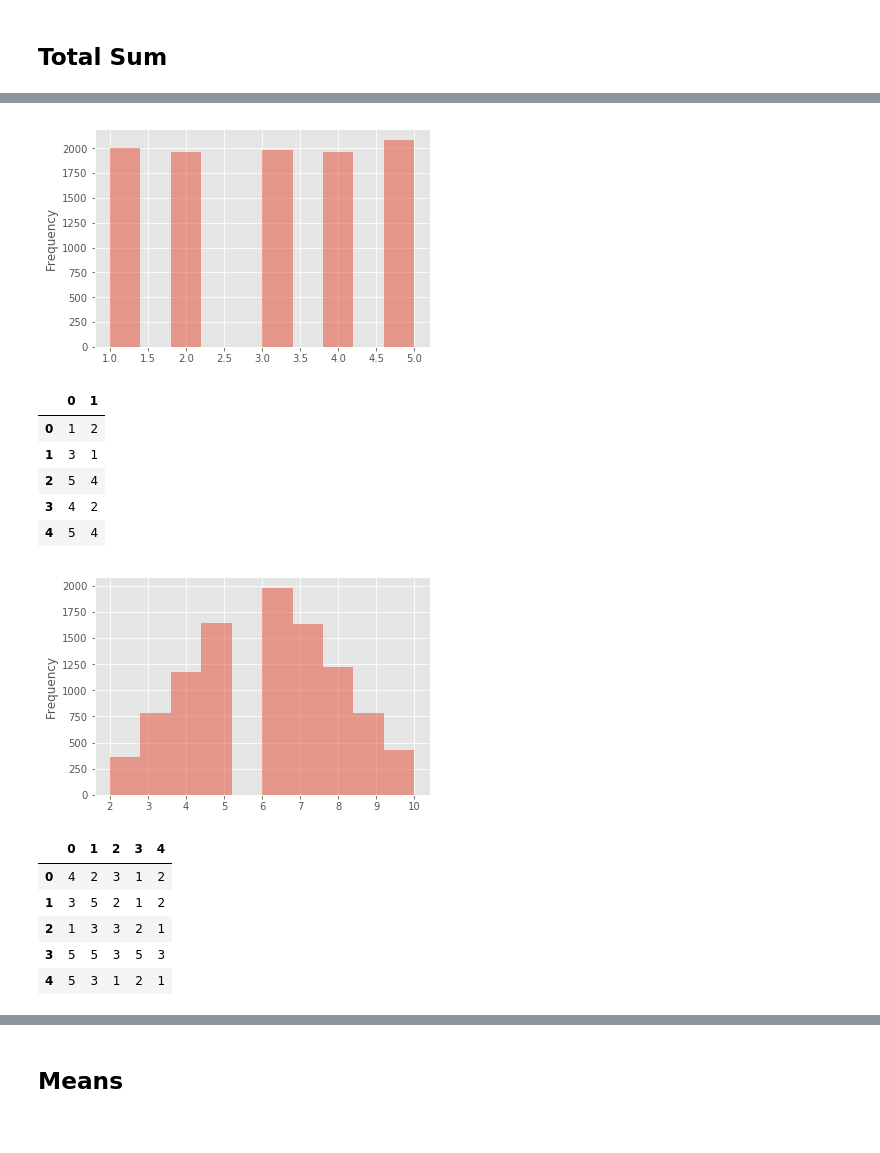
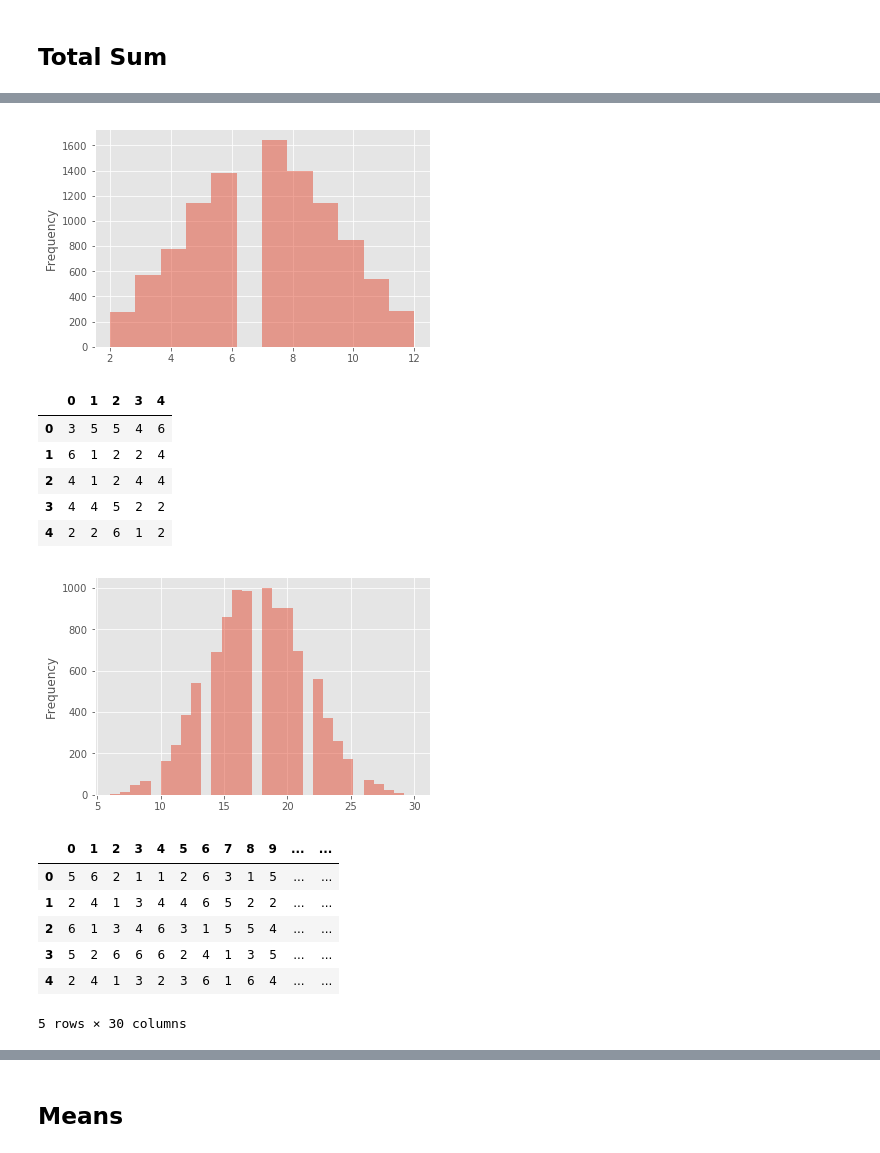
Before and after one commit to mvervuurt/datakitchen, a Jupyter notebook: Proofs/clt_pd.ipynb, the cells around one changed output, grey strips where cells are left out. Drawn from its saved outputs; the diff is of its cells as text; code cells hidden in the pictures.

```diff
--- a/Proofs/clt_pd.ipynb
+++ b/Proofs/clt_pd.ipynb
@@ -22,0 +38,4 @@ df_dices_1.head()
+# %%
+df_dices_2 = pd.DataFrame(np.random.randint(1,7,size=(10000,2)))
+df_dices_2.describe()
+df_dices_2.head()
@@ -23,37 +49,38 @@ df_dices_1.head()
 # %%
-df_clt_1 = df_dices_1.apply(lambda dice : sum(dice), axis=1)
+df_clt_2 = df_dices_2.apply(lambda dice : sum(dice), axis=1)
 plt.figure();
-df_clt_1.plot.hist(alpha=0.5)
+df_clt_2.plot.hist(alpha=0.5, bins = 12)
 plt.show()
 # %% [output]
-[figure, old version]
+[figure, new version]
 # %%
-df_dices_2 = pd.DataFrame(np.random.randint(1,6,size=(10000,2)))
-df_dices_2.describe()
-df_dices_2.head()
+df_dices_5 = pd.DataFrame(np.random.randint(1,7,size=(10000,5)))
+df_dices_5.describe()
+df_dices_5.head()
 # %% [output]
-|  | 0 | 1 |
-| 0 | 1 | 2 |
-| 1 | 3 | 1 |
-| 2 | 5 | 4 |
-| 3 | 4 | 2 |
-| 4 | 5 | 4 |
+|  | 0 | 1 | 2 | 3 | 4 |
+| 0 | 3 | 5 | 5 | 4 | 6 |
+| 1 | 6 | 1 | 2 | 2 | 4 |
+| 2 | 4 | 1 | 2 | 4 | 4 |
+| 3 | 4 | 4 | 5 | 2 | 2 |
+| 4 | 2 | 2 | 6 | 1 | 2 |
 # %%
-df_clt_2 = df_dices_2.apply(lambda dice : sum(dice), axis=1)
+df_clt_5 = df_dices_5.apply(lambda dice : sum(dice), axis=1)
 plt.figure();
-df_clt_2.plot.hist(alpha=0.5)
+df_clt_5.plot.hist(alpha=0.5, bins = 30)
 plt.show()
 # %% [output]
-[figure, old version]
+[figure, new version]
 # %%
-df_dices_5 = pd.DataFrame(np.random.randint(1,6,size=(10000,5)))
-df_dices_5.describe()
-df_dices_5.head()
+df_dices_30 = pd.DataFrame(np.random.randint(1,7,size=(10000,30)))
+df_dices_30.describe()
+df_dices_30.head()
 # %% [output]
-|  | 0 | 1 | 2 | 3 | 4 |
-| 0 | 4 | 2 | 3 | 1 | 2 |
-| 1 | 3 | 5 | 2 | 1 | 2 |
-| 2 | 1 | 3 | 3 | 2 | 1 |
-| 3 | 5 | 5 | 3 | 5 | 3 |
-| 4 | 5 | 3 | 1 | 2 | 1 |
+|  | 0 | 1 | 2 | 3 | 4 | 5 | 6 | 7 | 8 | 9 | ... | ... |
+| 0 | 5 | 6 | 2 | 1 | 1 | 2 | 6 | 3 | 1 | 5 | ... | ... |
+| 1 | 2 | 4 | 1 | 3 | 4 | 4 | 6 | 5 | 2 | 2 | ... | ... |
+| 2 | 6 | 1 | 3 | 4 | 6 | 3 | 1 | 5 | 5 | 4 | ... | ... |
+| 3 | 5 | 2 | 6 | 6 | 6 | 2 | 4 | 1 | 3 | 5 | ... | ... |
+| 4 | 2 | 4 | 1 | 3 | 2 | 3 | 6 | 1 | 6 | 4 | ... | ... |
+5 rows × 30 columns
 # %%
```
Also changed, not shown: parts of 12 cells of this notebook, 2 other files.
